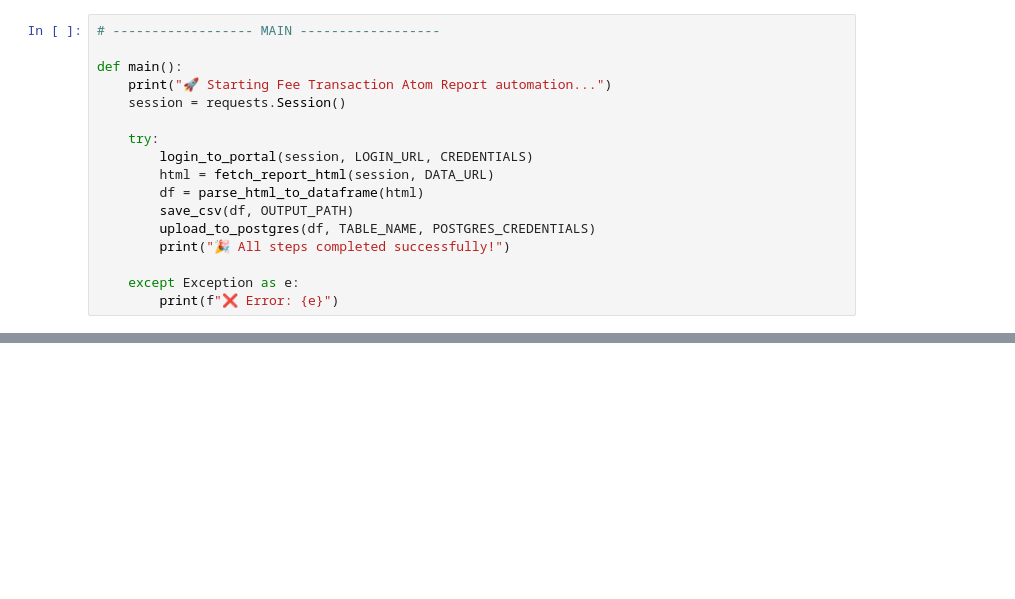
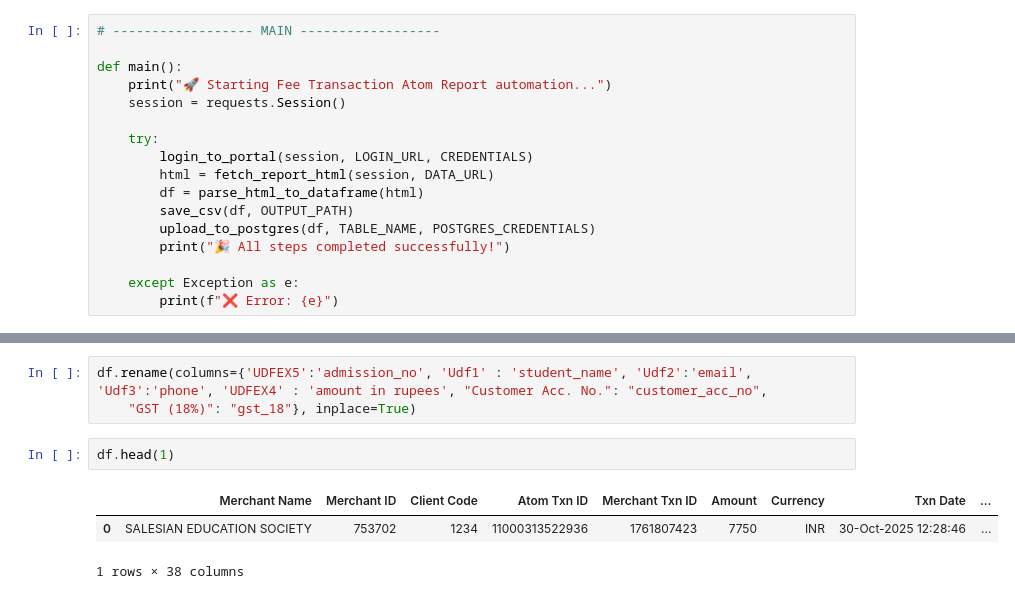
Before and after one commit to harikiranadangi/kotak-salesian-school-dbms, a Jupyter notebook: source_code/KOTAK_DB.ipynb, the cells around one changed output, grey strips where cells are left out. Drawn from its saved outputs; the diff is of its cells as text; blank space fills up the shorter version.

```diff
--- a/source_code/KOTAK_DB.ipynb
+++ b/source_code/KOTAK_DB.ipynb
@@ -2371,0 +2265,9 @@ if __name__ == "__main__":
+# %%
+df.rename(columns={'UDFEX5':'admission_no', 'Udf1' : 'student_name', 'Udf2':'email', 'Udf3':'phone', 'UDFEX4' : 'amount in rupees', "Customer Acc. No.": "customer_acc_no",
+    "GST (18%)": "gst_18"}, inplace=True)
+# %%
+df.head(1)
+# %% [output]
+|  | Merchant Name | Merchant ID | Client Code | Atom Txn ID | Merchant Txn ID | Amount | Currency | Txn Date | ... |
+| 0 | SALESIAN EDUCATION SOCIETY | 753702 | 1234 | 11000313522936 | 1761807423 | 7750 | INR | 30-Oct-2025 12:28:46 | ... |
+1 rows × 38 columns
```
Also changed, not shown: parts of 47 cells of this notebook, 8 other files.
